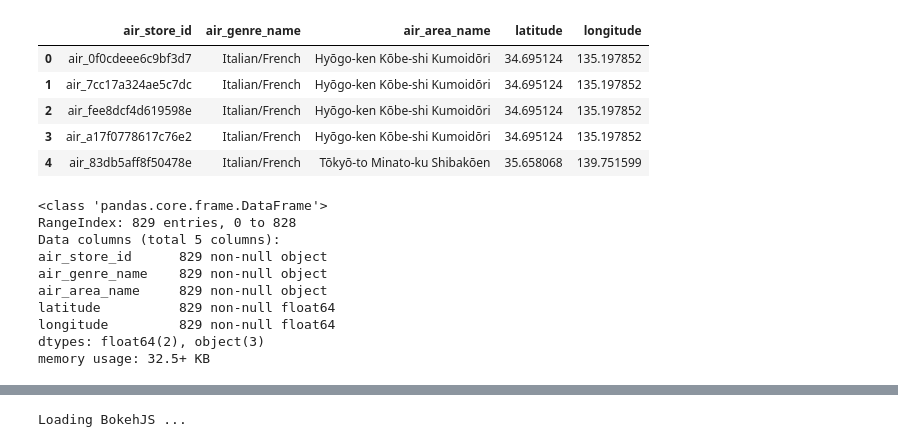
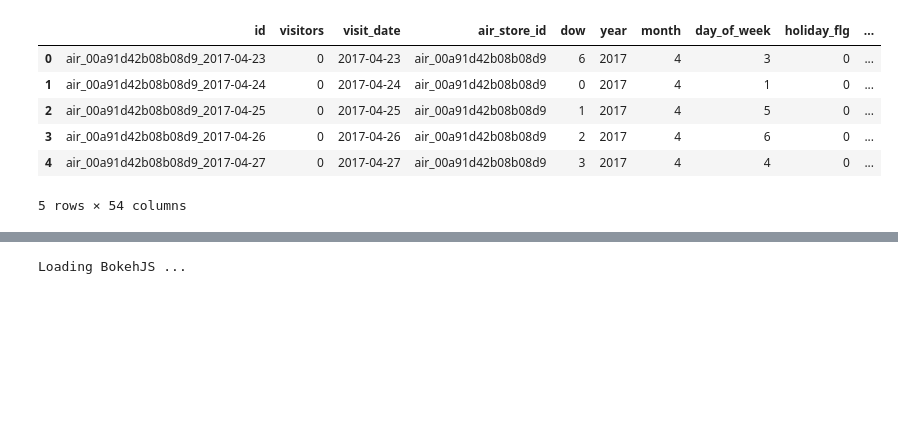
Before and after one commit to lamesen/RecruitRestaurantVisitorForecasting, a Jupyter notebook: ExploratoryDataAnalysis.ipynb, the cells around one changed output, grey strips where cells are left out. Cells and saved outputs as stored; diff of their text form; code cells hidden in the pictures; blank space fills up the shorter version.

```diff
--- a/ExploratoryDataAnalysis.ipynb
+++ b/ExploratoryDataAnalysis.ipynb
@@ -15,0 +8,3 @@ store_id_relation_df = pd.read_csv(r'./data/store_id_relation.csv')
+# %%
+# Import data into pandas data frames
+data, stores = recruit_utils.import_data()
@@ -16 +56,3 @@ store_id_relation_df = pd.read_csv(r'./data/store_id_relation.csv')
+# %%
+train, test = recruit_utils.create_train_test(data, stores)
 # %%
@@ -49,22 +68,10 @@ air_reserve_df.describe()
 # %%
-air_store_info_df.head()
+test.head()
 # %% [output]
-|  | air_store_id | air_genre_name | air_area_name | latitude | longitude |
-| 0 | air_0f0cdeee6c9bf3d7 | Italian/French | Hyōgo-ken Kōbe-shi Kumoidōri | 34.695124 | 135.197852 |
-| 1 | air_7cc17a324ae5c7dc | Italian/French | Hyōgo-ken Kōbe-shi Kumoidōri | 34.695124 | 135.197852 |
-| 2 | air_fee8dcf4d619598e | Italian/French | Hyōgo-ken Kōbe-shi Kumoidōri | 34.695124 | 135.197852 |
-| 3 | air_a17f0778617c76e2 | Italian/French | Hyōgo-ken Kōbe-shi Kumoidōri | 34.695124 | 135.197852 |
-| 4 | air_83db5aff8f50478e | Italian/French | Tōkyō-to Minato-ku Shibakōen | 35.658068 | 139.751599 |
+|  | id | visitors | visit_date | air_store_id | dow | year | month | day_of_week | holiday_flg | ... |
+| 0 | air_00a91d42b08b08d9_2017-04-23 | 0 | 2017-04-23 | air_00a91d42b08b08d9 | 6 | 2017 | 4 | 3 | 0 | ... |
+| 1 | air_00a91d42b08b08d9_2017-04-24 | 0 | 2017-04-24 | air_00a91d42b08b08d9 | 0 | 2017 | 4 | 1 | 0 | ... |
+| 2 | air_00a91d42b08b08d9_2017-04-25 | 0 | 2017-04-25 | air_00a91d42b08b08d9 | 1 | 2017 | 4 | 5 | 0 | ... |
+| 3 | air_00a91d42b08b08d9_2017-04-26 | 0 | 2017-04-26 | air_00a91d42b08b08d9 | 2 | 2017 | 4 | 6 | 0 | ... |
+| 4 | air_00a91d42b08b08d9_2017-04-27 | 0 | 2017-04-27 | air_00a91d42b08b08d9 | 3 | 2017 | 4 | 4 | 0 | ... |
+5 rows × 54 columns
-# %%
-air_store_info_df.info()
-# %% [output]
-<class 'pandas.core.frame.DataFrame'>
-RangeIndex: 829 entries, 0 to 828
-Data columns (total 5 columns):
-air_store_id      829 non-null object
-air_genre_name    829 non-null object
-air_area_name     829 non-null object
-latitude          829 non-null float64
-longitude         829 non-null float64
-dtypes: float64(2), object(3)
-memory usage: 32.5+ KB
```
Also changed, not shown: parts of 30 cells of this notebook, 1 other file.
